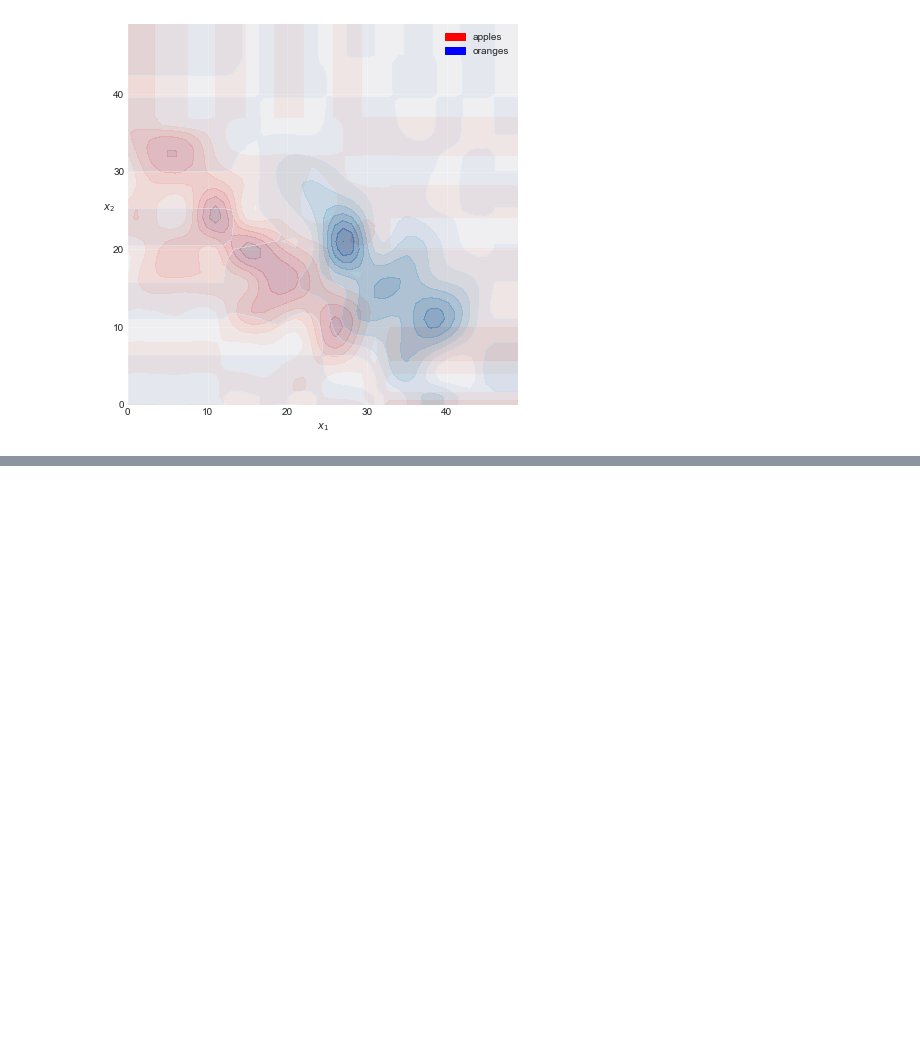
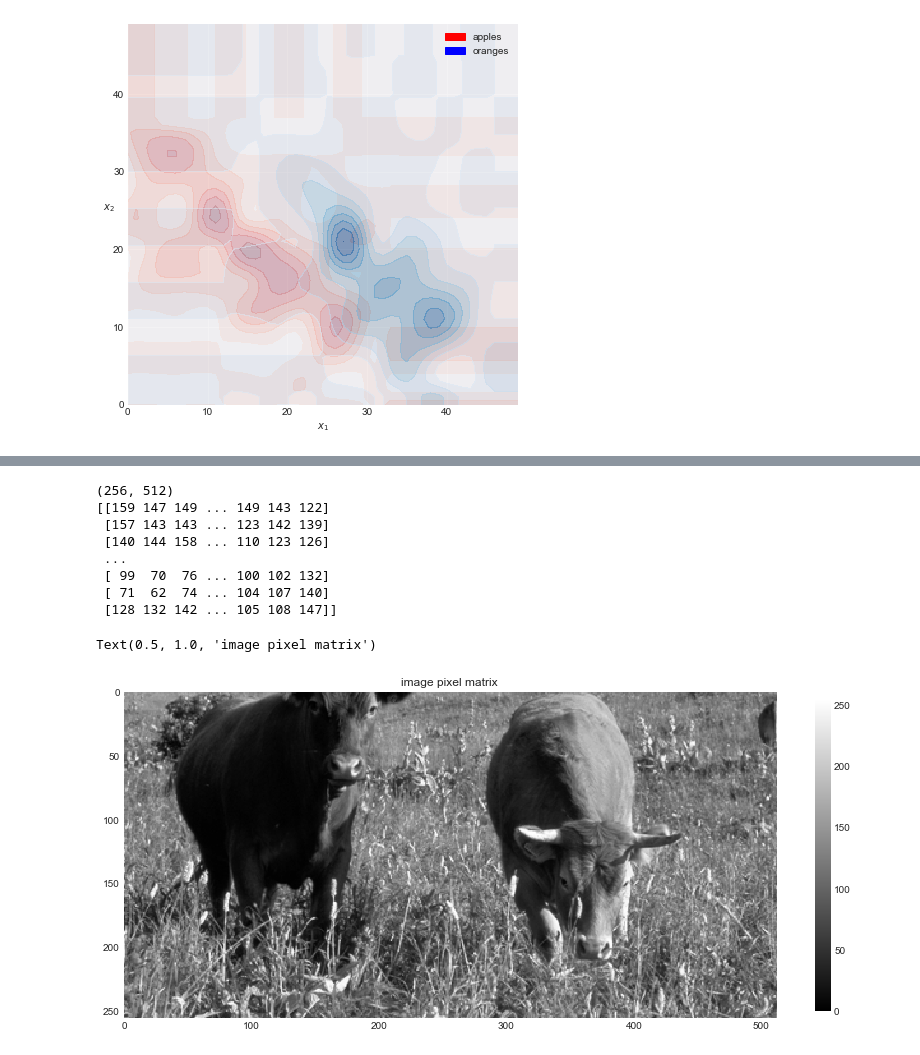
Before and after one commit to Javiermateor/Machine-Intelligence-I, a Jupyter notebook: Exercise 00/Exercise-00.ipynb, the cells around one changed output, grey strips where cells are left out. Drawn from its saved outputs; the diff is of its cells as text; code cells hidden in the pictures; blank space fills up the shorter version.

```diff
--- a/Exercise 00/Exercise-00.ipynb
+++ b/Exercise 00/Exercise-00.ipynb
@@ -235,0 +318,20 @@ df = pd.DataFrame({
+# %%
+natimg = plt.imread('natIMG.jpeg')
+print(natimg.shape)
+print(natimg)
+
+plt.figure()
+plt.imshow(natimg, cmap='gray', interpolation='none')
+plt.colorbar(fraction=0.02)
+plt.title('image pixel matrix')
+# %% [output]
+(256, 512)
+[[159 147 149 ... 149 143 122]
+ [157 143 143 ... 123 142 139]
+ [140 144 158 ... 110 123 126]
+ ...
+ [ 99  70  76 ... 100 102 132]
+ [ 71  62  74 ... 104 107 140]
+ [128 132 142 ... 105 108 147]]
+Text(0.5, 1.0, 'image pixel matrix')
+[figure, added]
```
Also changed, not shown: parts of 5 cells of this notebook.
